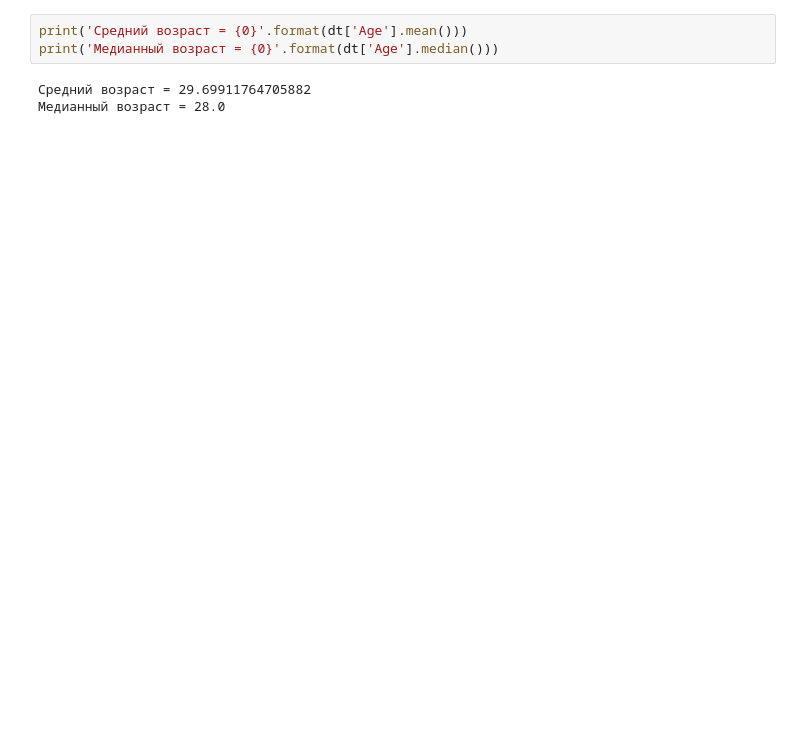
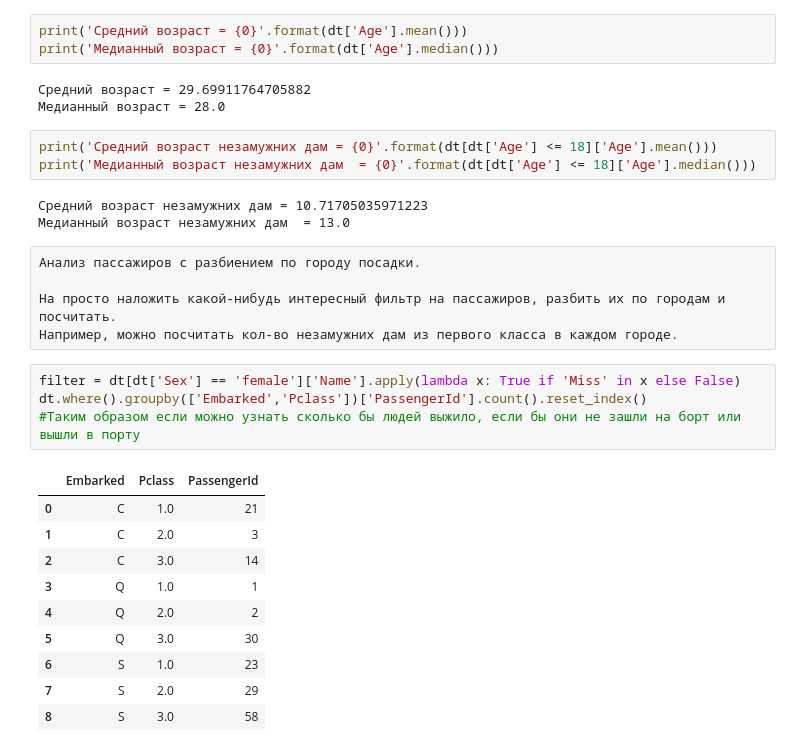
Before and after one commit to 666Panda666/rep_for_gorod, a Jupyter notebook: super_intelegent_lab_1.ipynb, the cells around one changed output. Cells and saved outputs as stored; diff of their text form; blank space fills up the shorter version.

```diff
--- a/super_intelegent_lab_1.ipynb
+++ b/super_intelegent_lab_1.ipynb
@@ -166,3 +177,29 @@ print('Медианный возраст = {0}'.format(dt['Age'].median()))
 # %% [output]
 Средний возраст = 29.69911764705882
 Медианный возраст = 28.0
+# %%
+print('Средний возраст незамужних дам = {0}'.format(dt[dt['Age'] <= 18]['Age'].mean()))
+print('Медианный возраст незамужних дам  = {0}'.format(dt[dt['Age'] <= 18]['Age'].median()))
+# %% [output]
+Средний возраст незамужних дам = 10.71705035971223
+Медианный возраст незамужних дам  = 13.0
+# %% [raw]
+Анализ пассажиров с разбиением по городу посадки.
+
+На просто наложить какой-нибудь интересный фильтр на пассажиров, разбить их по городам и посчитать.
+Например, можно посчитать кол-во незамужних дам из первого класса в каждом городе.
+# %%
+filter = dt[dt['Sex'] == 'female']['Name'].apply(lambda x: True if 'Miss' in x else False)
+dt.where().groupby(['Embarked','Pclass'])['PassengerId'].count().reset_index()
+#Таким образом если можно узнать сколько бы людей выжило, если бы они не зашли на борт или вышли в порту
+# %% [output]
+|  | Embarked | Pclass | PassengerId |
+| 0 | C | 1.0 | 21 |
+| 1 | C | 2.0 | 3 |
+| 2 | C | 3.0 | 14 |
+| 3 | Q | 1.0 | 1 |
+| 4 | Q | 2.0 | 2 |
+| 5 | Q | 3.0 | 30 |
+| 6 | S | 1.0 | 23 |
+| 7 | S | 2.0 | 29 |
+| 8 | S | 3.0 | 58 |
```
Also changed, not shown: parts of 5 cells of this notebook.
